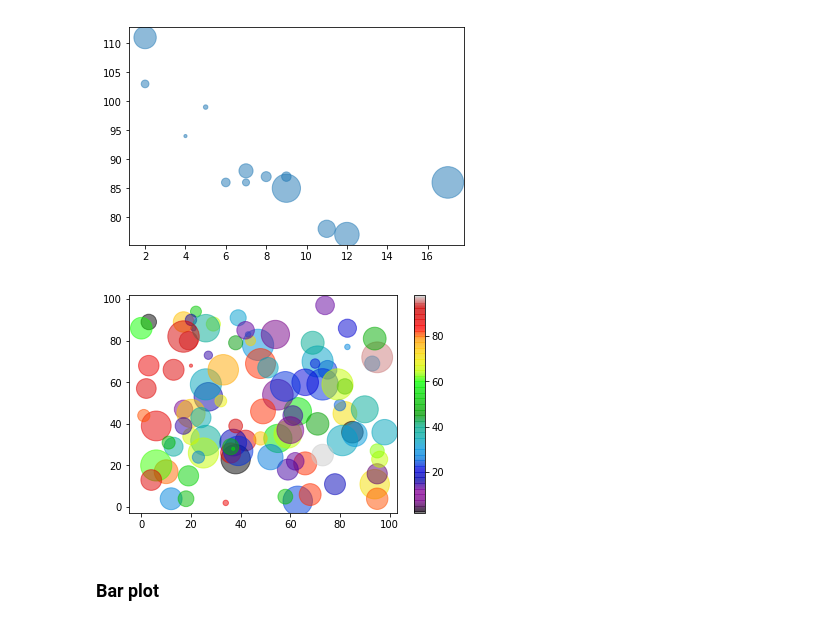
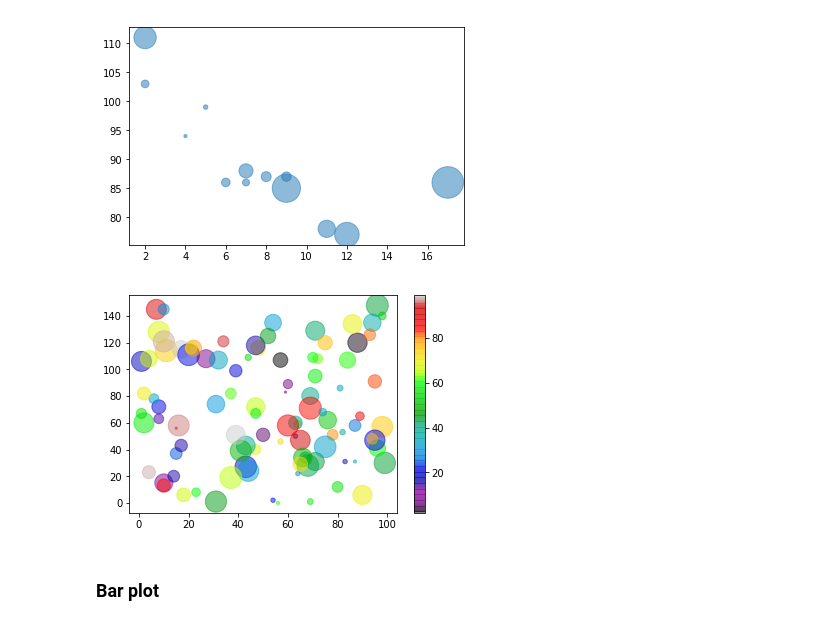
Before and after one commit to Sagarlatake/Matplotlib-Overview, a Jupyter notebook: Matplotlib.ipynb, the cells around one changed output. Drawn from its saved outputs; the diff is of its cells as text; code cells hidden in the pictures.

```diff
--- a/Matplotlib.ipynb
+++ b/Matplotlib.ipynb
@@ -569,17 +575,17 @@ plt.show()
 # %%
 
 x = np.random.randint(100, size=(100))
-y = np.random.randint(100, size=(100))
+y = np.random.randint(150, size=(100))
 colors = np.random.randint(100, size=(100))
-sizes = 10 * np.random.randint(100, size=(100))
+sizes = 5 * np.random.randint(100, size=(100))
 
 plt.scatter(x, y, c=colors, s=sizes, alpha=0.5, cmap='nipy_spectral')
 
 plt.colorbar()
 
 plt.show()
 # %% [output]
-[figure, old version]
+[figure, new version]
 # %% [markdown]
 ### Bar plot
 # %%
```
Also changed, not shown: parts of 11 cells of this notebook.
